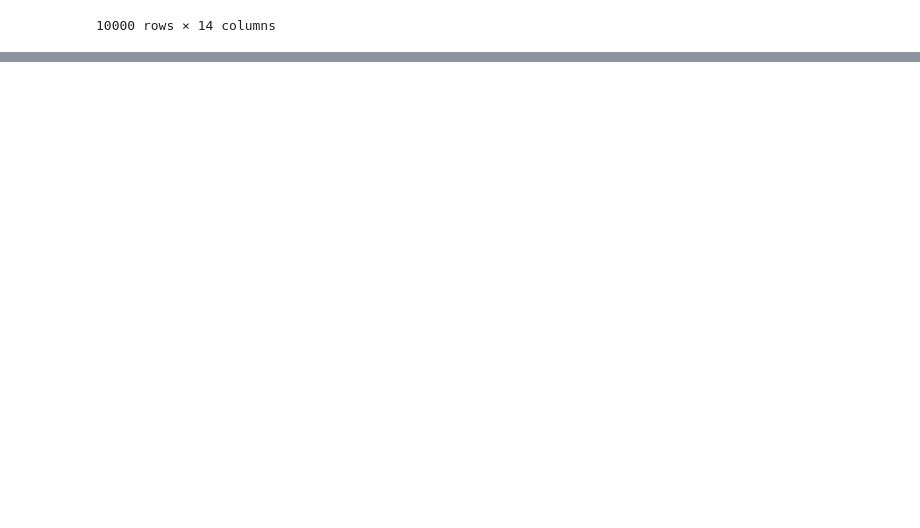
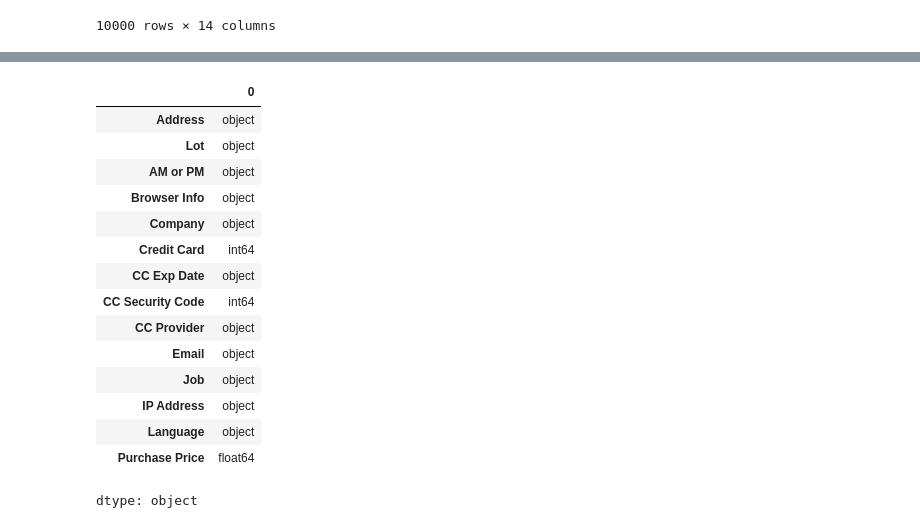
Before and after one commit to EBNyame/Ecommerce-Purchases, a Jupyter notebook: Ecommerce_Purchases.ipynb, the cells around one changed output, grey strips where cells are left out. Drawn from its saved outputs; the diff is of its cells as text; code cells hidden in the pictures; blank space fills up the shorter version.

```diff
--- a/Ecommerce_Purchases.ipynb
+++ b/Ecommerce_Purchases.ipynb
@@ -21,0 +76,19 @@ data
+# %%
+data.dtypes
+# %% [output]
+|  | 0 |
+| Address | object |
+| Lot | object |
+| AM or PM | object |
+| Browser Info | object |
+| Company | object |
+| Credit Card | int64 |
+| CC Exp Date | object |
+| CC Security Code | int64 |
+| CC Provider | object |
+| Email | object |
+| Job | object |
+| IP Address | object |
+| Language | object |
+| Purchase Price | float64 |
+dtype: object
```
Also changed, not shown: parts of 17 cells of this notebook.
